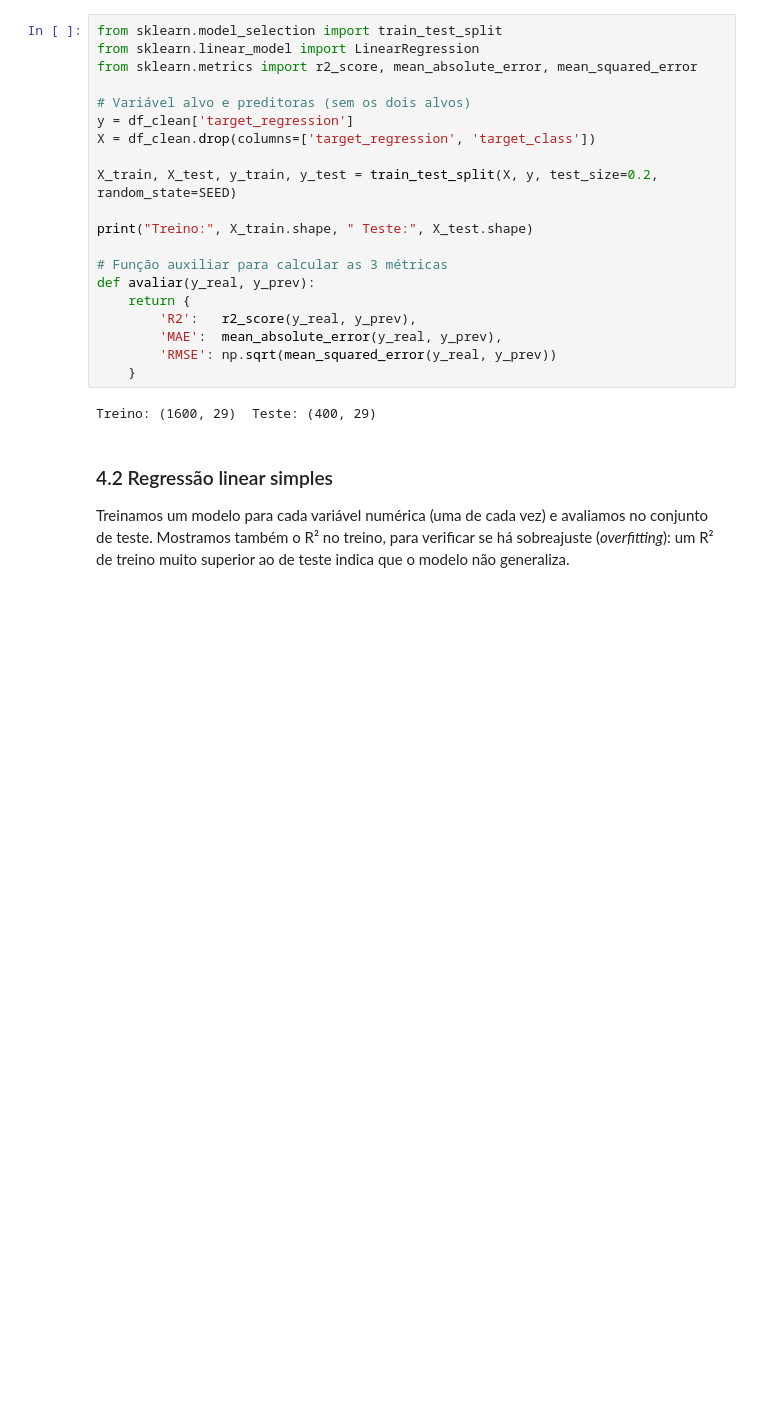
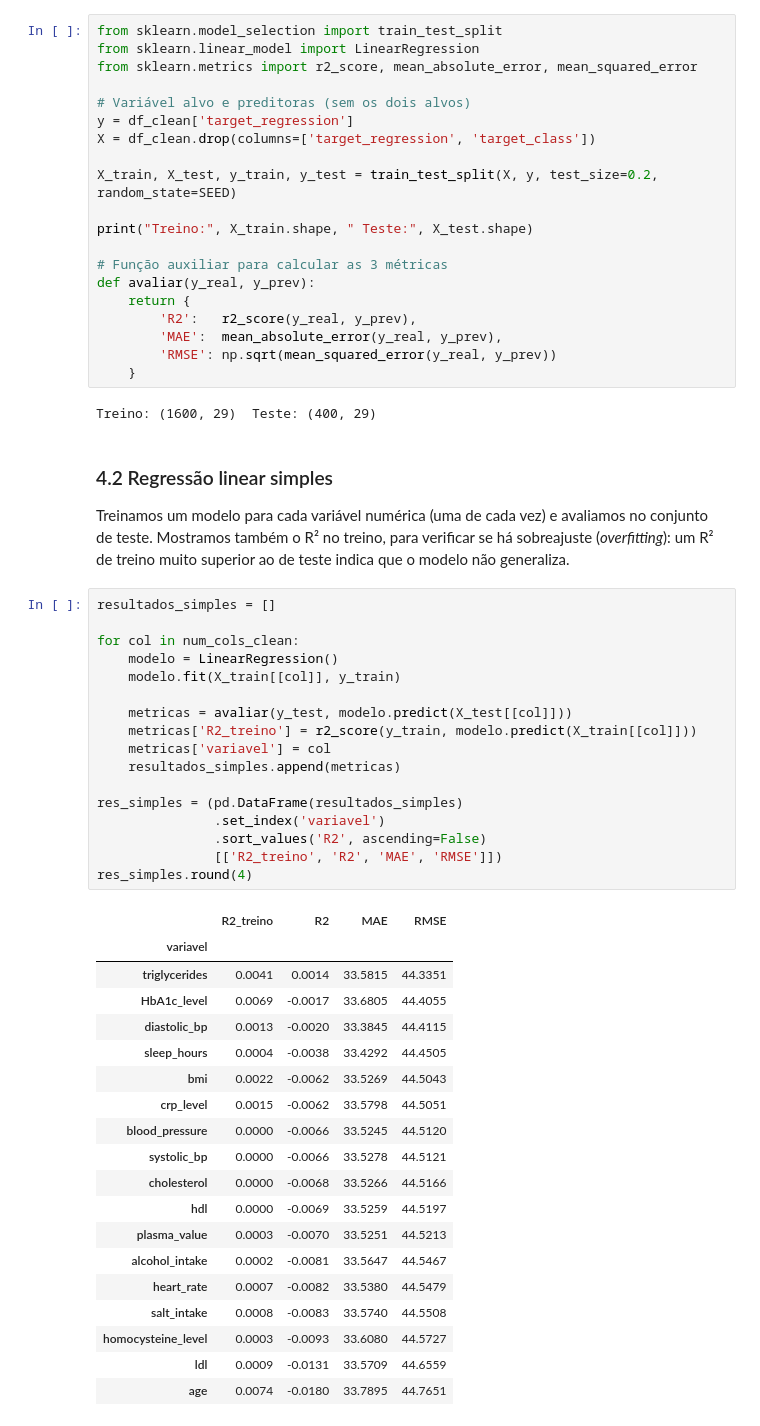
Before and after one commit to 1231478-Ellah-Fleischmann/APRAU-PROJETO, a Jupyter notebook: notebooks/APRAU_EFG_M1A_1231478_1230806.ipynb, the cells around one changed output. Drawn from its saved outputs; the diff is of its cells as text; blank space fills up the shorter version.

```diff
--- a/notebooks/APRAU_EFG_M1A_1231478_1230806.ipynb
+++ b/notebooks/APRAU_EFG_M1A_1231478_1230806.ipynb
@@ -529,3 +529,40 @@ Treino: (1600, 29)  Teste: (400, 29)
 ### 4.2 Regressão linear simples
 
 Treinamos um modelo para cada variável numérica (uma de cada vez) e avaliamos no conjunto de teste. Mostramos também o R² no treino, para verificar se há sobreajuste (*overfitting*): um R² de treino muito superior ao de teste indica que o modelo não generaliza.
+# %%
+resultados_simples = []
+
+for col in num_cols_clean:
+    modelo = LinearRegression()
+    modelo.fit(X_train[[col]], y_train)
+
+    metricas = avaliar(y_test, modelo.predict(X_test[[col]]))
+    metricas['R2_treino'] = r2_score(y_train, modelo.predict(X_train[[col]]))
+    metricas['variavel'] = col
+    resultados_simples.append(metricas)
+
+res_simples = (pd.DataFrame(resultados_simples)
+               .set_index('variavel')
+               .sort_values('R2', ascending=False)
+               [['R2_treino', 'R2', 'MAE', 'RMSE']])
+res_simples.round(4)
+# %% [output]
+|  | R2_treino | R2 | MAE | RMSE |
+| variavel |  |  |  |  |
+| triglycerides | 0.0041 | 0.0014 | 33.5815 | 44.3351 |
+| HbA1c_level | 0.0069 | -0.0017 | 33.6805 | 44.4055 |
+| diastolic_bp | 0.0013 | -0.0020 | 33.3845 | 44.4115 |
+| sleep_hours | 0.0004 | -0.0038 | 33.4292 | 44.4505 |
+| bmi | 0.0022 | -0.0062 | 33.5269 | 44.5043 |
+| crp_level | 0.0015 | -0.0062 | 33.5798 | 44.5051 |
+| blood_pressure | 0.0000 | -0.0066 | 33.5245 | 44.5120 |
+| systolic_bp | 0.0000 | -0.0066 | 33.5278 | 44.5121 |
+| cholesterol | 0.0000 | -0.0068 | 33.5266 | 44.5166 |
+| hdl | 0.0000 | -0.0069 | 33.5259 | 44.5197 |
+| plasma_value | 0.0003 | -0.0070 | 33.5251 | 44.5213 |
+| alcohol_intake | 0.0002 | -0.0081 | 33.5647 | 44.5467 |
+| heart_rate | 0.0007 | -0.0082 | 33.5380 | 44.5479 |
+| salt_intake | 0.0008 | -0.0083 | 33.5740 | 44.5508 |
+| homocysteine_level | 0.0003 | -0.0093 | 33.6080 | 44.5727 |
+| ldl | 0.0009 | -0.0131 | 33.5709 | 44.6559 |
+| age | 0.0074 | -0.0180 | 33.7895 | 44.7651 |
```
Also changed, not shown: parts of 3 cells of this notebook.
